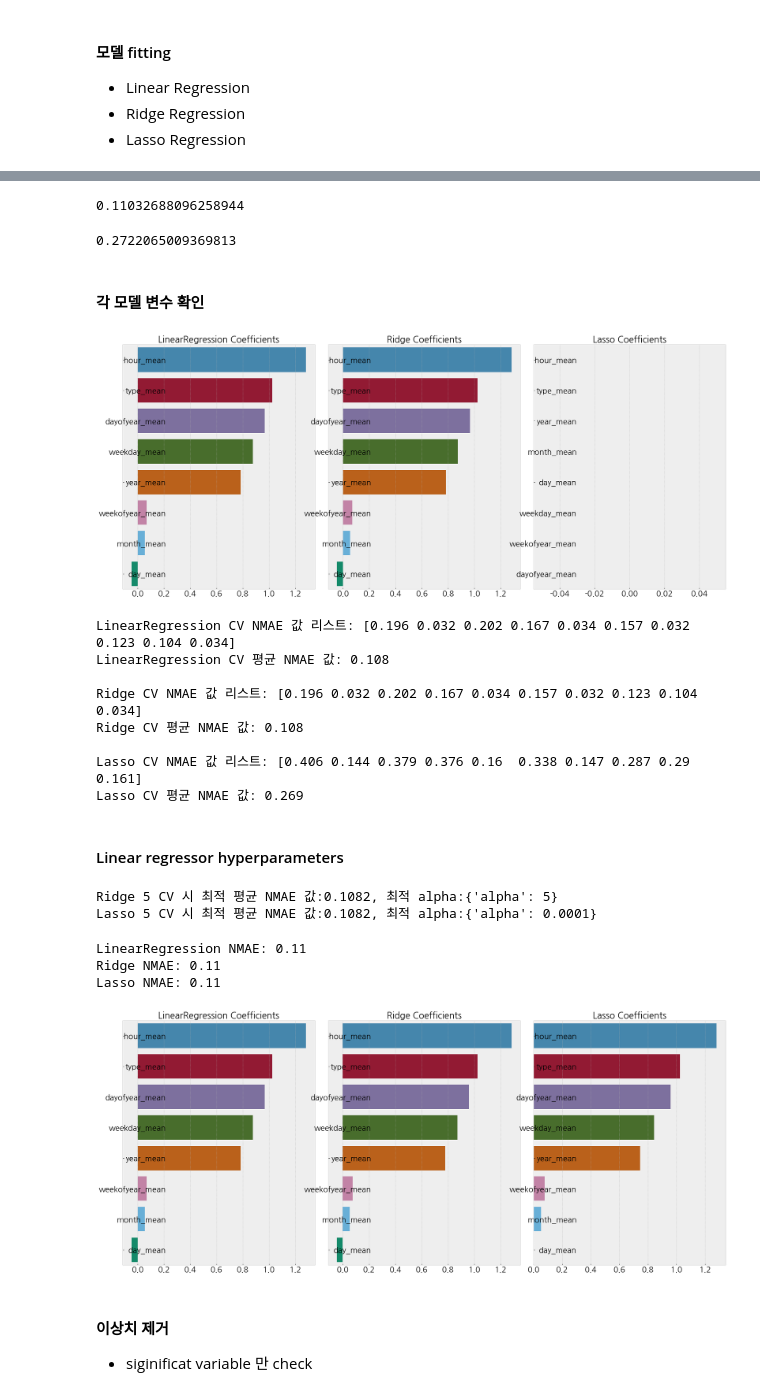
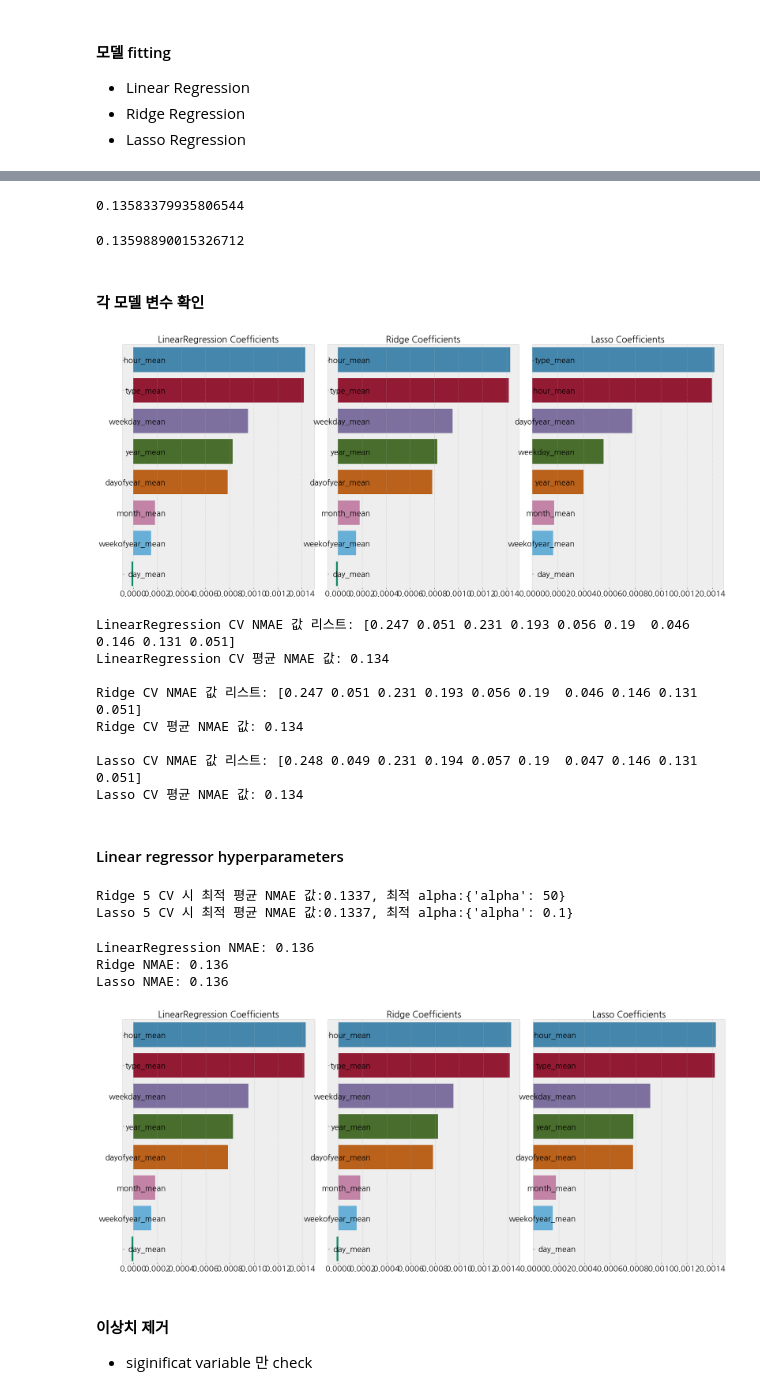
Before and after one commit to autumn-nam/Gas_Prediction, a Jupyter notebook: 01_1_regressor_model.ipynb, the cells around one changed output, grey strips where cells are left out. Saved outputs shown, nothing was run; the diff lists cells and outputs as text; code cells hidden in the pictures.

```diff
--- a/01_1_regressor_model.ipynb
+++ b/01_1_regressor_model.ipynb
@@ -277,7 +277,7 @@ X = X.drop('공급량', axis = 1)
 y = tr_te_mean['공급량']
 
 # transform the data
-X = np.log(X)
+#X = np.log(X)
 y = np.log(y)
 # %%
 import random
@@ -324,14 +324,14 @@ RIDGE.fit(X_train, y_train)
 pred = RIDGE.predict(X_test)
 NMAE(y_test, pred)
 # %% [output]
-0.11032688096258944
+0.13583379935806544
 # %%
 LASSO = Lasso()
 LASSO.fit(X_train, y_train)
 pred = LASSO.predict(X_test)
 NMAE(y_test, pred)
 # %% [output]
-0.2722065009369813
+0.13598890015326712
 # %% [markdown]
 #### 각 모델 변수 확인
 # %%
@@ -373,7 +373,7 @@ def visualize_coefficient(models):
 models = [LR, RIDGE, LASSO]
 visualize_coefficient(models)
 # %% [output]
-[figure, old version]
+[figure, new version]
 # %%
 def get_avg_nmae_cv(models):
 
@@ -386,14 +386,14 @@ def get_avg_nmae_cv(models):
 models = [LR, RIDGE, LASSO]
 get_avg_nmae_cv(models)
 # %% [output]
-LinearRegression CV NMAE 값 리스트: [0.196 0.032 0.202 0.167 0.034 0.157 0.032 0.123 0.104 0.034]
-LinearRegression CV 평균 NMAE 값: 0.108
+LinearRegression CV NMAE 값 리스트: [0.247 0.051 0.231 0.193 0.056 0.19  0.046 0.146 0.131 0.051]
+LinearRegression CV 평균 NMAE 값: 0.134
 
-Ridge CV NMAE 값 리스트: [0.196 0.032 0.202 0.167 0.034 0.157 0.032 0.123 0.104 0.034]
-Ridge CV 평균 NMAE 값: 0.108
+Ridge CV NMAE 값 리스트: [0.247 0.051 0.231 0.193 0.056 0.19  0.046 0.146 0.131 0.051]
+Ridge CV 평균 NMAE 값: 0.134
 
-Lasso CV NMAE 값 리스트: [0.406 0.144 0.379 0.376 0.16  0.338 0.147 0.287 0.29  0.161]
-Lasso CV 평균 NMAE 값: 0.269
+Lasso CV NMAE 값 리스트: [0.248 0.049 0.231 0.194 0.057 0.19  0.047 0.146 0.131 0.051]
+Lasso CV 평균 NMAE 값: 0.134
 # %% [markdown]
 #### Linear regressor hyperparameters
 # %%
@@ -408,25 +408,25 @@ lasso_params = {'alpha':[0.0001, 0.0005, 0.001, 0.005, 0.01, 0.05, 0.1, 0.5, 1,
 print_best_params(RIDGE, ridge_params)
 print_best_params(LASSO, lasso_params)
 # %% [output]
-Ridge 5 CV 시 최적 평균 NMAE 값:0.1082, 최적 alpha:{'alpha': 5}
-Lasso 5 CV 시 최적 평균 NMAE 값:0.1082, 최적 alpha:{'alpha': 0.0001}
+Ridge 5 CV 시 최적 평균 NMAE 값:0.1337, 최적 alpha:{'alpha': 50}
+Lasso 5 CV 시 최적 평균 NMAE 값:0.1337, 최적 alpha:{'alpha': 0.1}
 # %%
 LR = LinearRegression()
 LR.fit(X_train, y_train)
-RIDGE = Ridge(alpha=5)
+RIDGE = Ridge(alpha=50)
 RIDGE.fit(X_train, y_train)
-LASSO = Lasso(alpha=0.0001)
+LASSO = Lasso(alpha=0.1)
 LASSO.fit(X_train, y_train)
 
 models = [LR, RIDGE, LASSO]
 get_nmaes(models)
 
 visualize_coefficient(models)
 # %% [output]
-LinearRegression NMAE: 0.11
-Ridge NMAE: 0.11
-Lasso NMAE: 0.11
+LinearRegression NMAE: 0.136
+Ridge NMAE: 0.136
+Lasso NMAE: 0.136
-[figure, old version]
+[figure, new version]
 # %% [markdown]
 #### 이상치 제거
 - siginificat variable 만 check
```
Also changed, not shown: parts of 21 cells of this notebook, 1 other file.
